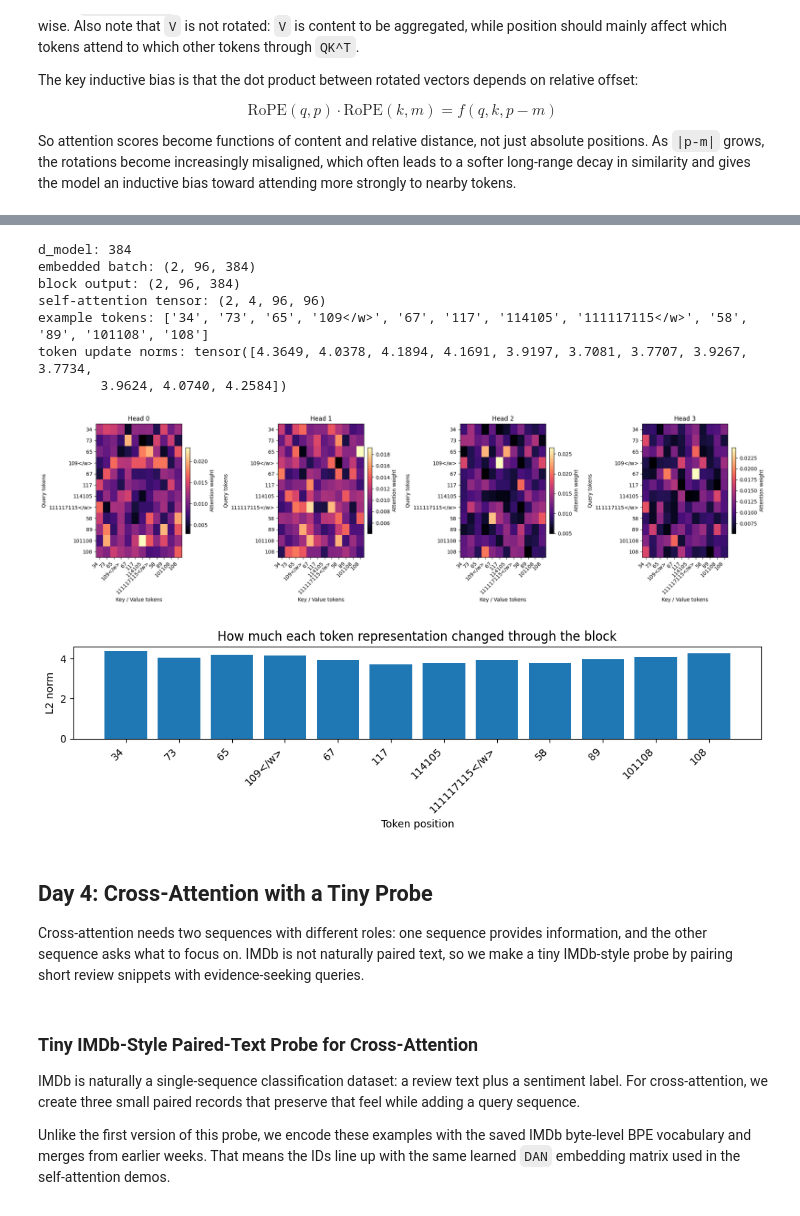
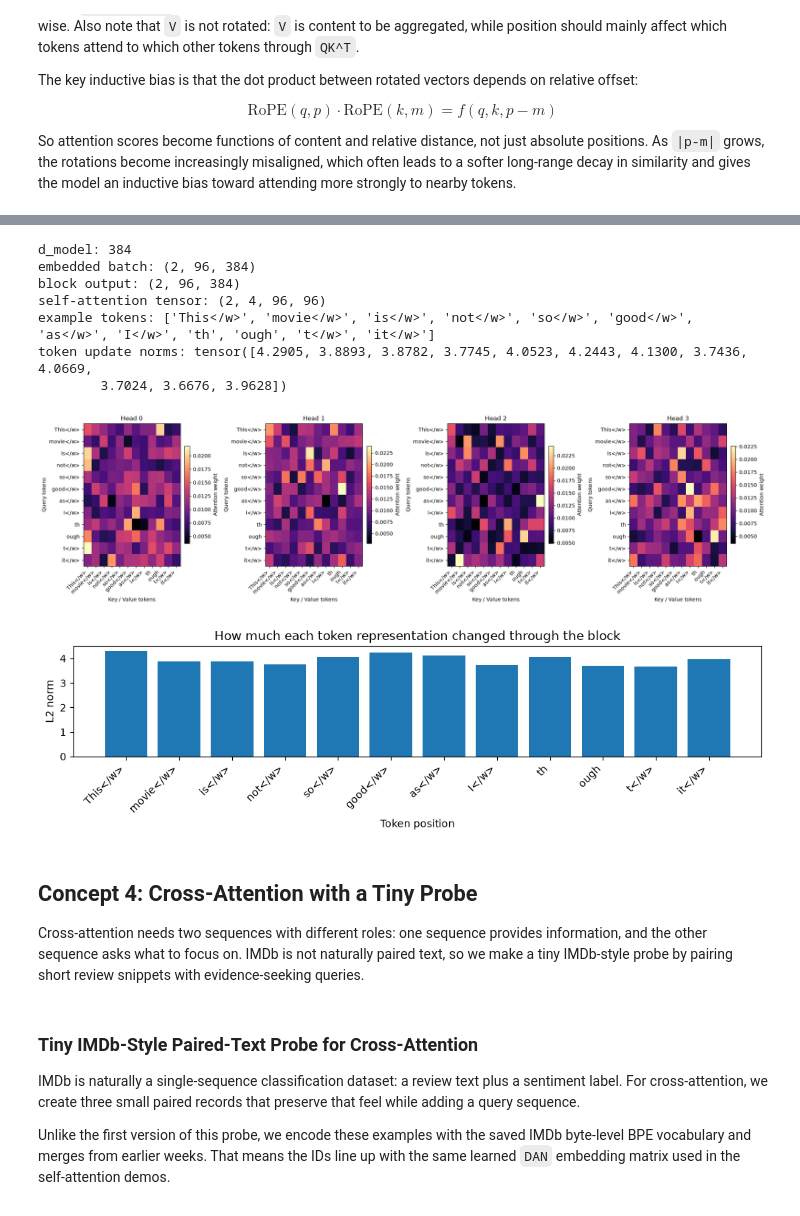
Before and after one commit to mdossett204/AI-maths-foundations, a Jupyter notebook: NLP-learning-notebooks/week6-transformer/Week_6_transformer_attention.ipynb, the cells around one changed output, grey strips where cells are left out. Saved outputs shown, nothing was run; the diff lists cells and outputs as text; code cells hidden in the pictures.

Commit message:
refactor week6 code

```diff
--- a/NLP-learning-notebooks/week6-transformer/Week_6_transformer_attention.ipynb
+++ b/NLP-learning-notebooks/week6-transformer/Week_6_transformer_attention.ipynb
@@ -88,2 +76,8 @@ attention_masks shape: (50000, 128)
 vocab size: 590
 pad id: 589
+# %%
+train_loader = DataLoader(train_ds, batch_size=32, shuffle=True)
+val_loader = DataLoader(val_ds, batch_size=32)
+test_loader = DataLoader(test_ds, batch_size=32)
+
+print(f"train: {len(train_ds)} | val: {len(val_ds)} | test: {len(test_ds)}")
@@ -116,17 +112,19 @@ Important caution: even with a learned embedding matrix, this is still not a tra
 
 When the same sequence produces `Q`, `K`, and `V`, we call it **self-attention**.
 # %%
-dan_state = torch.load(paths["dan_state"], map_location=device, weights_only=True)
-embedding_weight = dan_state["embedding.weight"].to(device)
+embedding_layer = torch.load("../week3-embedding/models/imdb_embedding_layer.pt", map_location=device, weights_only=True)
+embedding_weight = embedding_layer["weight"].to(device)
 embedding_dim = embedding_weight.size(1)
+embedding = nn.Embedding(vocab_size, embedding_dim, padding_idx=pad_id)
 
 # Pick one real IMDb example and trim to a short non-pad prefix for visualization.
-sample_index = 204
-sample_length = int(attention_masks[sample_index].sum().item())
+batch_input_ids, batch_masks, batch_labels = next(iter(train_loader))
+sample_index = 17
+sample_length = int(batch_masks[sample_index].sum().item())
 display_len = min(12, sample_length)
-sample_ids = input_ids[sample_index : sample_index + 1, :display_len].to(device)
-sample_mask = attention_masks[sample_index : sample_index + 1, :display_len].to(device)
-sample_tokens = [id_to_token[int(token_id)] for token_id in sample_ids[0].tolist()]
+sample_ids = batch_input_ids[sample_index : sample_index + 1, :display_len].to(device)
+sample_mask = batch_masks[sample_index : sample_index + 1, :display_len].to(device)
+sample_tokens = [id_to_token[token_id] for token_id in sample_ids[0].tolist()]
 
 token_states = embedding_weight[sample_ids]
 query = token_states.unsqueeze(1)
@@ -424,8 +425,8 @@ seq_len = 96
 d_model = embedding_weight.size(1)
 num_heads = 4
 
-sample_ids = input_ids[:batch_size, :seq_len].to(device)
-sample_masks = attention_masks[:batch_size, :seq_len].to(device)
+sample_ids = batch_input_ids[:batch_size, :seq_len].to(device)
+sample_masks = batch_masks[:batch_size, :seq_len].to(device)
 
 sample_states = embedding_weight[sample_ids]
 
@@ -455,40 +456,40 @@ example_output = block_output[example_idx, :display_len].detach().cpu()
 delta_norm = (example_output - example_input).norm(dim=-1)
 
 print("d_model:", d_model)
 print("embedded batch:", tuple(sample_states.shape))
 print("block output:", tuple(block_output.shape))
 print("self-attention tensor:", tuple(block_attentions["self_attention"].shape))
 print("example tokens:", example_tokens)
 print("token update norms:", delta_norm)
 
 plot_attention_heads(
     example_attention,
     query_tokens=example_tokens,
     key_tokens=None,
     max_heads=4,
     batch_idx=0,
 )
 
 plt.figure(figsize=(10, 3))
 plt.bar(range(display_len), delta_norm.numpy())
 plt.xticks(range(display_len), example_tokens, rotation=45, ha="right")
 plt.ylabel("L2 norm")
 plt.xlabel("Token position")
 plt.title("How much each token representation changed through the block")
 plt.tight_layout()
 plt.show()
 # %% [output]
 d_model: 384
 embedded batch: (2, 96, 384)
 block output: (2, 96, 384)
 self-attention tensor: (2, 4, 96, 96)
-example tokens: ['34', '73', '65', '109</w>', '67', '117', '114105', '111117115</w>', '58', '89', '101108', '108']
-token update norms: tensor([4.3649, 4.0378, 4.1894, 4.1691, 3.9197, 3.7081, 3.7707, 3.9267, 3.7734,
-        3.9624, 4.0740, 4.2584])
+example tokens: ['This</w>', 'movie</w>', 'is</w>', 'not</w>', 'so</w>', 'good</w>', 'as</w>', 'I</w>', 'th', 'ough', 't</w>', 'it</w>']
+token update norms: tensor([4.2905, 3.8893, 3.8782, 3.7745, 4.0523, 4.2443, 4.1300, 3.7436, 4.0669,
+        3.7024, 3.6676, 3.9628])
-[figure, old version]
+[figure, new version]
-[figure, old version]
+[figure, new version]
 # %% [markdown]
-## Day 4: Cross-Attention with a Tiny Probe
+## Concept 4: Cross-Attention with a Tiny Probe
 Cross-attention needs two sequences with different roles: one sequence provides information, and the other sequence asks what to focus on. IMDb is not naturally paired text, so we make a tiny IMDb-style probe by pairing short review snippets with evidence-seeking queries.
 # %% [markdown]
 ### Tiny IMDb-Style Paired-Text Probe for Cross-Attention
```
Also changed, not shown: parts of 24 cells of this notebook, 2 other files.
